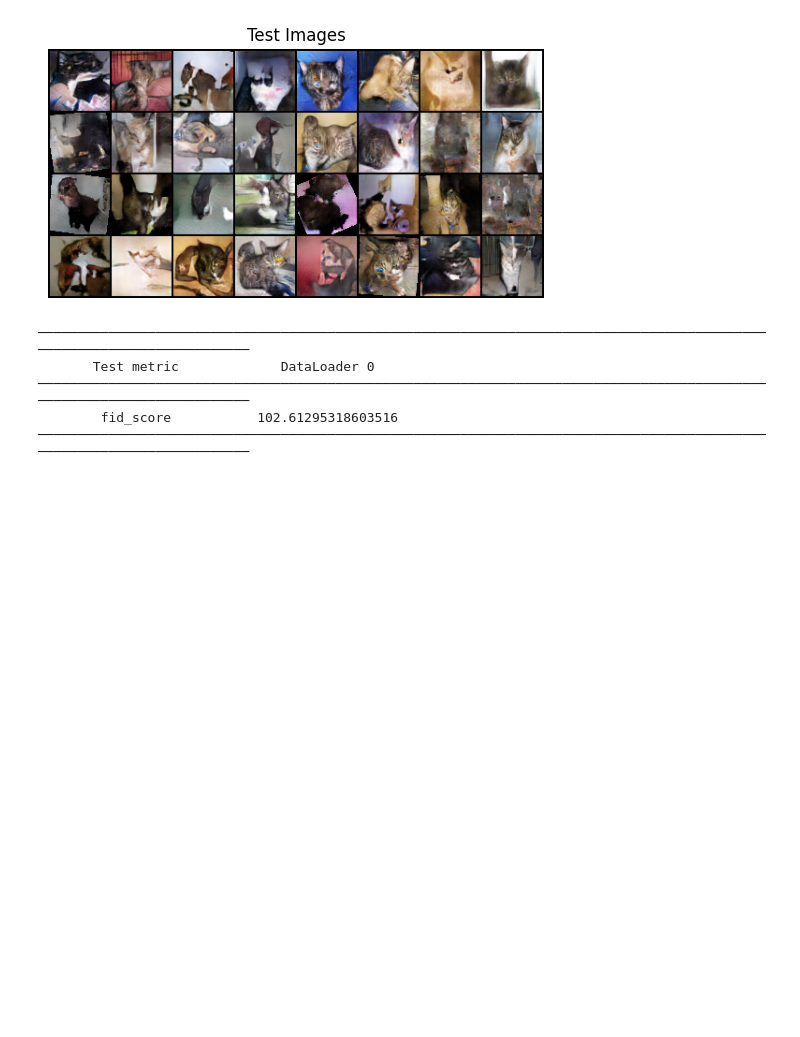
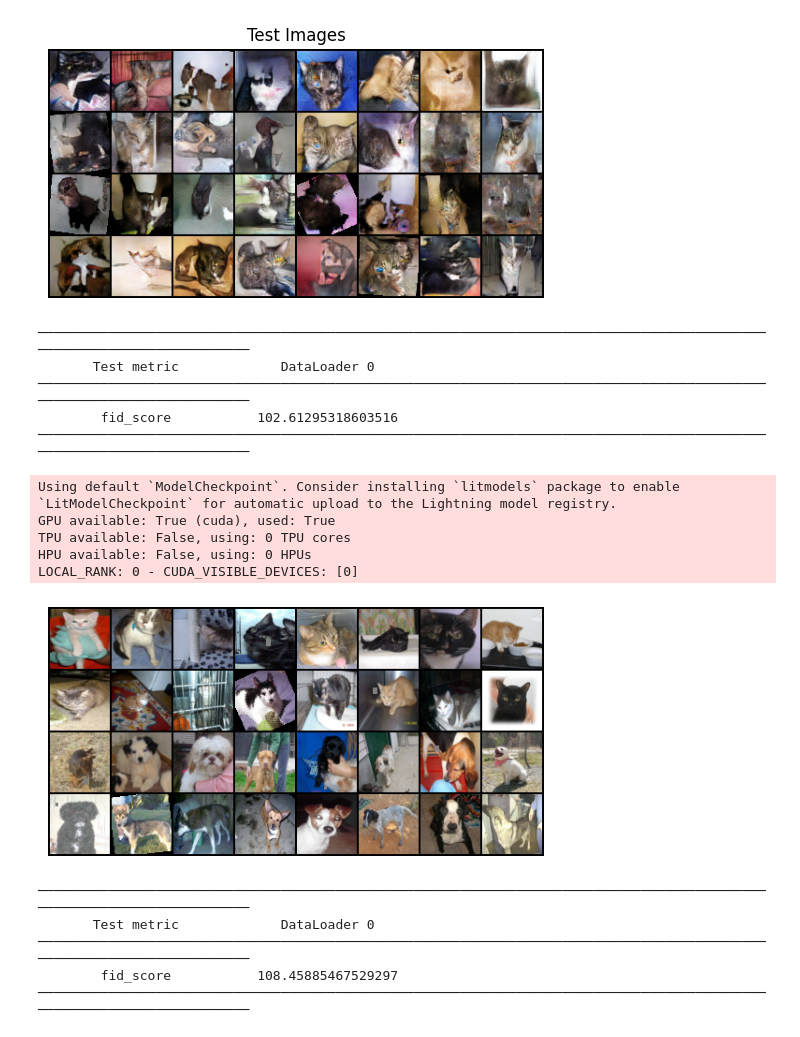
Before and after one commit to dxzielinski/dl-generative, a Jupyter notebook: model/evaluations.ipynb, the cells around one changed output. Drawn from its saved outputs; the diff is of its cells as text; code cells hidden in the pictures; blank space fills up the shorter version.

Commit message:
add cycleGAN evaluations and latent space interpolations

```diff
--- a/model/evaluations.ipynb
+++ b/model/evaluations.ipynb
@@ -319,0 +370,32 @@ LOCAL_RANK: 0 - CUDA_VISIBLE_DEVICES: [0]
+# %%
+data = CycleGANDataModule(data_dir="/home/dxzielinski/Downloads/dogs-vs-cats-cycle")
+data.setup(stage="fit")
+data.setup(stage="test")
+checkpoint_path = "../checkpoints/cycle-gan/cycle-gan-epoch=16-fid_score=99.00.ckpt"
+lightning_checkpoint = torch.load(
+    checkpoint_path,
+    map_location=lambda storage, loc: storage,
+)
+hyperparams = lightning_checkpoint["hyper_parameters"]
+hyperparams.pop("lr", None)
+model = CycleGAN.load_from_checkpoint(
+    checkpoint_path,
+    **hyperparams,
+)
+trainer = L.Trainer(
+    logger=False,
+)
+trainer.test(model, datamodule=data)
+None
+# %% [output]
+Using default `ModelCheckpoint`. Consider installing `litmodels` package to enable `LitModelCheckpoint` for automatic upload to the Lightning model registry.
+GPU available: True (cuda), used: True
+TPU available: False, using: 0 TPU cores
+HPU available: False, using: 0 HPUs
+LOCAL_RANK: 0 - CUDA_VISIBLE_DEVICES: [0]
+[figure, added]
+────────────────────────────────────────────────────────────────────────────────────────────────────────────────────────
+       Test metric             DataLoader 0
+────────────────────────────────────────────────────────────────────────────────────────────────────────────────────────
+        fid_score           108.45885467529297
+────────────────────────────────────────────────────────────────────────────────────────────────────────────────────────
```
Also changed, not shown: parts of 2 cells of this notebook, 6 other files.
